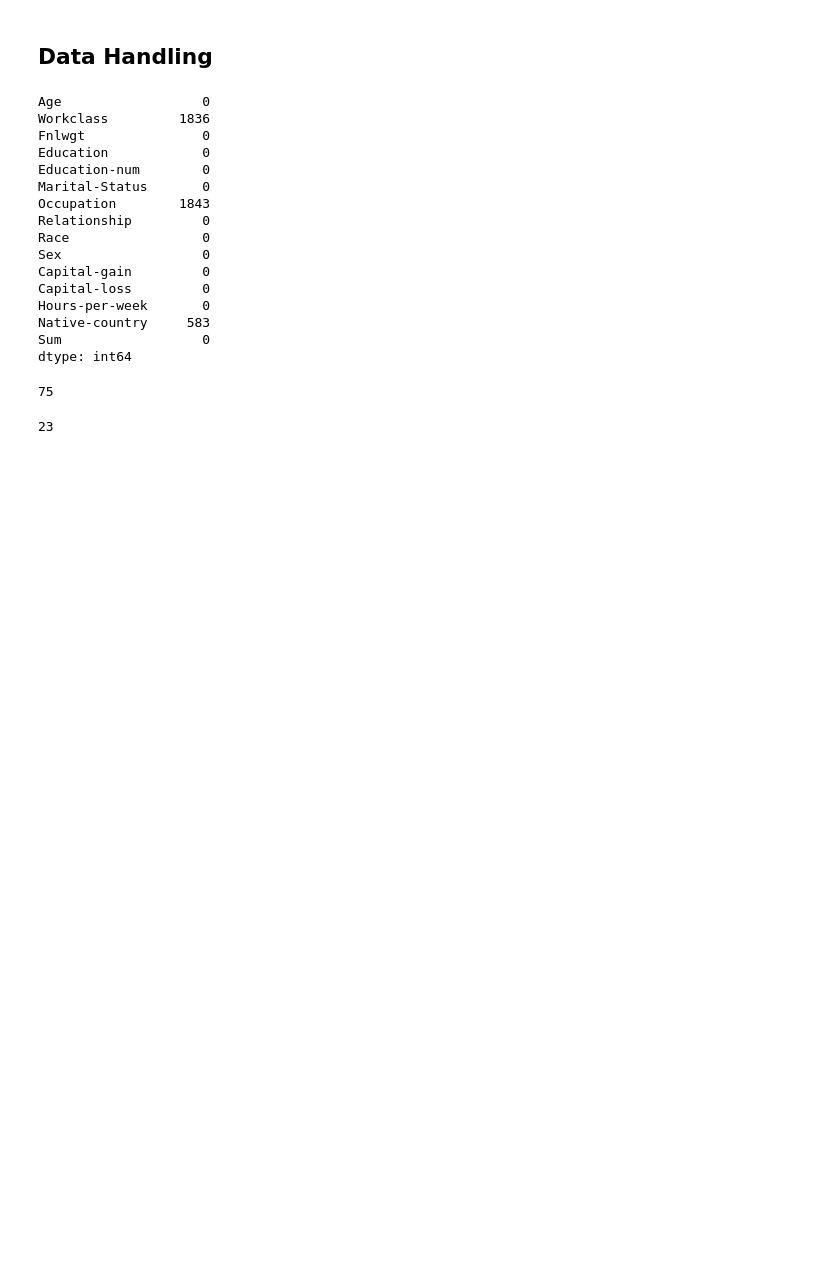
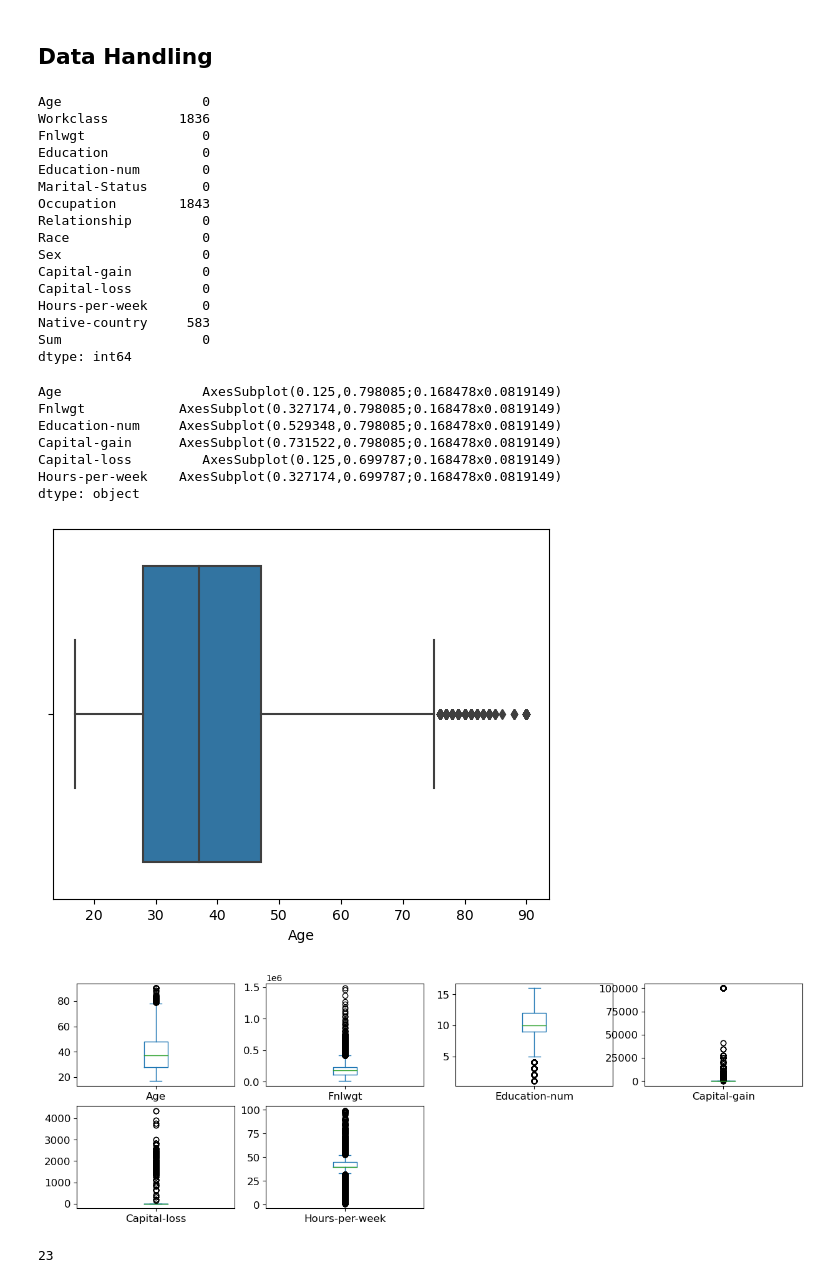
Before and after one commit to TheDevilsMooCow/machine_learning, a Jupyter notebook: cw.ipynb, the cells around one changed output. Cells and saved outputs as stored; diff of their text form; code cells hidden in the pictures; blank space fills up the shorter version.

```diff
--- a/cw.ipynb
+++ b/cw.ipynb
@@ -267,17 +258,25 @@ dtype: int64
 # %%
 # clean data
 
 dfclean = df.dropna() # Drops rows with empty values
 dfclean.isnull().sum()
 dfclean.loc[dfclean['Age'] > 80].shape[0]
-#dfclean[dfclean.Age >80].sum
-#sns.boxplot(dfclean['Age'])
+dfclean[dfclean.Age >80].sum
+sns.boxplot(dfclean['Age'])
 
-#data_mean = df.iloc[:, :]
-#data_mean.plot(kind='box', subplots=True, layout=(8,4), sharex=False,
-#sharey=False, fontsize=12, figsize=(15,20))
+data_mean = df.iloc[:, :]
+data_mean.plot(kind='box', subplots=True, layout=(8,4), sharex=False,
+sharey=False, fontsize=12, figsize=(15,20))
 # %% [output]
-75
+Age                  AxesSubplot(0.125,0.798085;0.168478x0.0819149)
+Fnlwgt            AxesSubplot(0.327174,0.798085;0.168478x0.0819149)
+Education-num     AxesSubplot(0.529348,0.798085;0.168478x0.0819149)
+Capital-gain      AxesSubplot(0.731522,0.798085;0.168478x0.0819149)
+Capital-loss         AxesSubplot(0.125,0.699787;0.168478x0.0819149)
+Hours-per-week    AxesSubplot(0.327174,0.699787;0.168478x0.0819149)
+dtype: object
+[figure, added]
+[figure, added]
 # %%
 dfclean.duplicated().sum()
 # %% [output]
```
Also changed, not shown: parts of 18 cells of this notebook.
